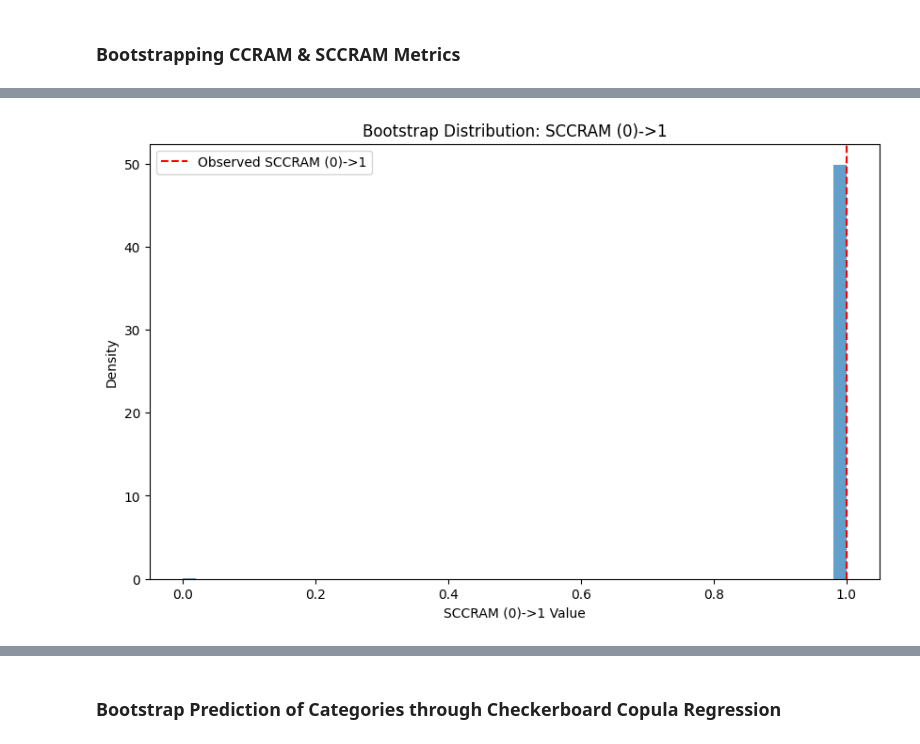
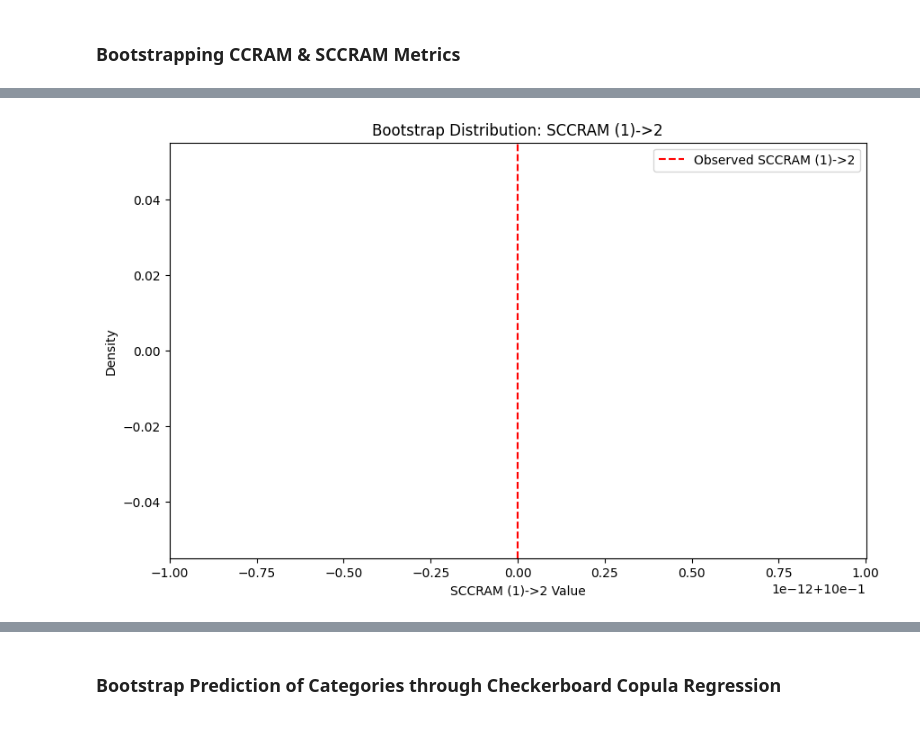
Before and after one commit to dmavani25/discopula, a Jupyter notebook: examples/jupyter/02_StatSim_Generic_Bootstrapping_and_Permutation_Tests_Usage_Demonstration.ipynb, the cells around one changed output, grey strips where cells are left out. Cells and saved outputs as stored; diff of their text form; code cells hidden in the pictures.

```diff
--- a/examples/jupyter/02_StatSim_Generic_Bootstrapping_and_Permutation_Tests_Usage_Demonstration.ipynb
+++ b/examples/jupyter/02_StatSim_Generic_Bootstrapping_and_Permutation_Tests_Usage_Demonstration.ipynb
@@ -82,15 +95,15 @@ ccram_result.histogram_fig
 # %%
 sccram_result = bootstrap_ccram(
-    gen_copula=copula,
-    from_axes=[0],
-    to_axis=1,
+    contingency_table,
+    predictors=[1],
+    response=2,
     scaled=True,
     confidence_level=0.95,
     method="percentile",
     n_resamples=9999
 )
 # %% [output]
-[figure, old version]
+[figure, new version]
 # %%
 print(f"Metric Name: {sccram_result.metric_name}")
 print(f"Observed Value: {sccram_result.observed_value:.4f}")
```
Also changed, not shown: parts of 28 cells of this notebook, 6 other files.
